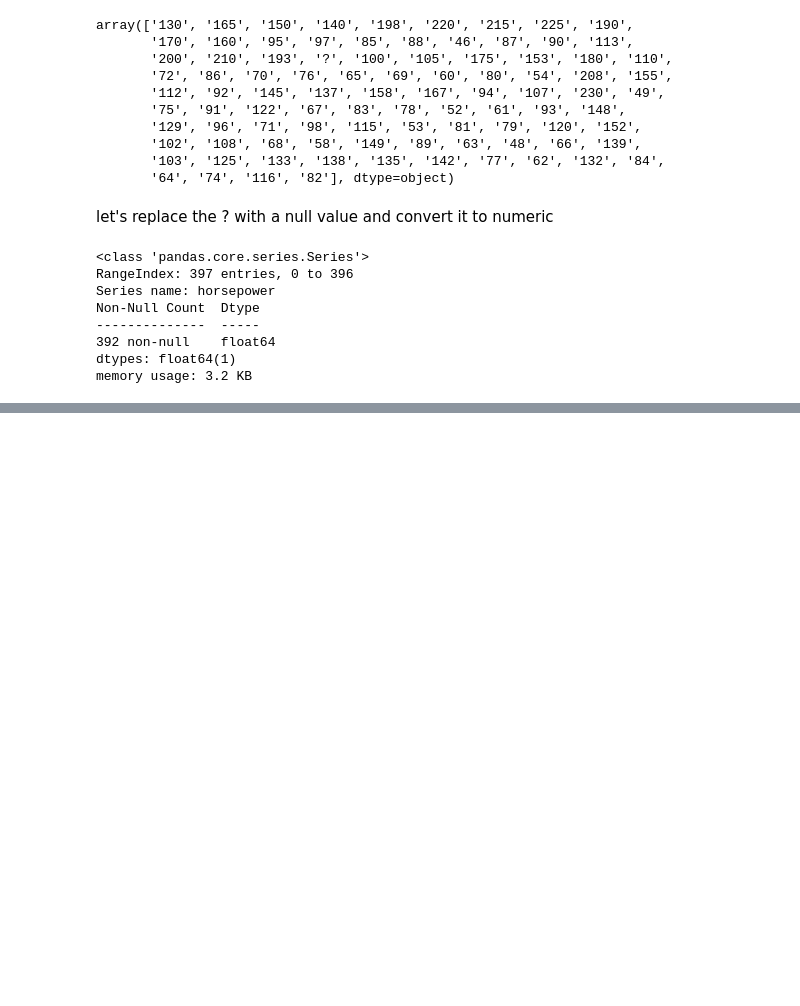
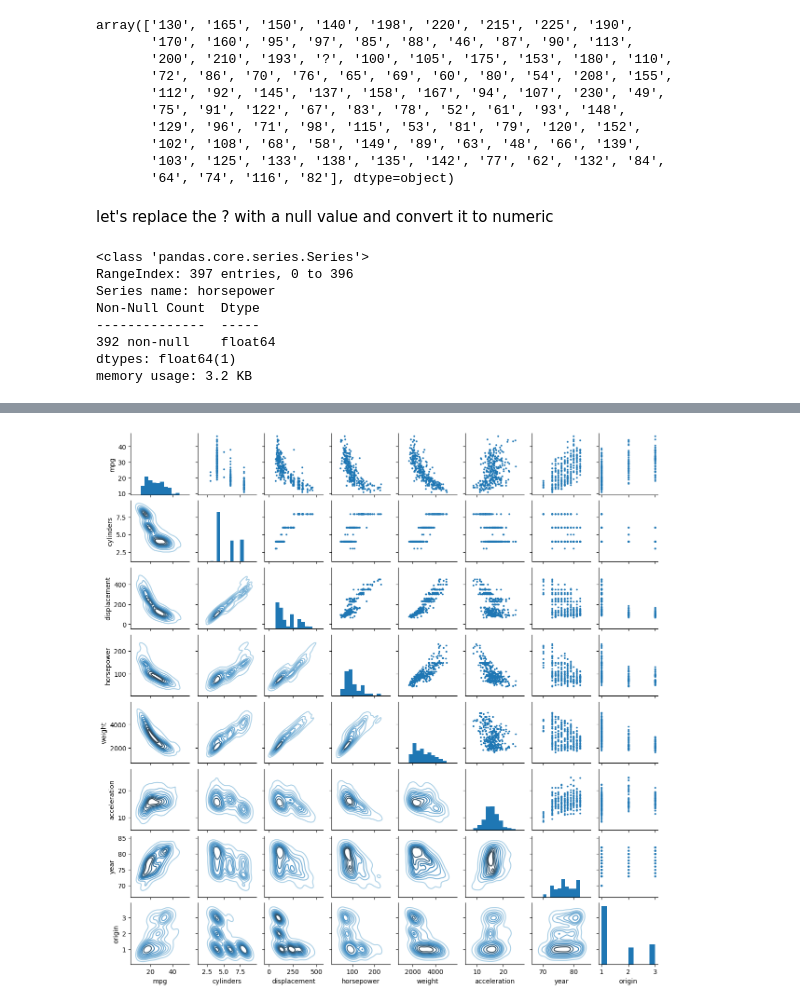
Before and after one commit to rishil321/ISLP, a Jupyter notebook: chap_2_question_9.ipynb, the cells around one changed output, grey strips where cells are left out. Saved outputs shown, nothing was run; the diff lists cells and outputs as text; code cells hidden in the pictures; blank space fills up the shorter version.

```diff
--- a/chap_2_question_9.ipynb
+++ b/chap_2_question_9.ipynb
@@ -71,0 +103,11 @@ memory usage: 3.2 KB
+# %%
+auto.drop(auto.index[10:85],inplace=True)
+for column in auto.columns:
+  if auto[column].dtype in ['float64','int64']:
+   print(f"Min of column {column} is {np.min(auto[column])}")
+   print(f"Max of column {column} is {np.max(auto[column])}")
+   print(f"Avg of column {column} is {np.mean(auto[column])}")
+   print(f"Std of column {column} is {np.std(auto[column])}")
+   print("\r")
+  else:
+    print(f"Column {column} is not numeric")
@@ -71,0 +132,8 @@ memory usage: 3.2 KB
+# %%
+g = sns.PairGrid(auto)
+g.map_upper(plt.scatter, s=3)
+g.map_diag(plt.hist)
+g.map_lower(sns.kdeplot, cmap="Blues_d")
+g.fig.set_size_inches(12, 12)
+# %% [output]
+[figure, added]
```
Also changed, not shown: parts of 3 cells of this notebook.
